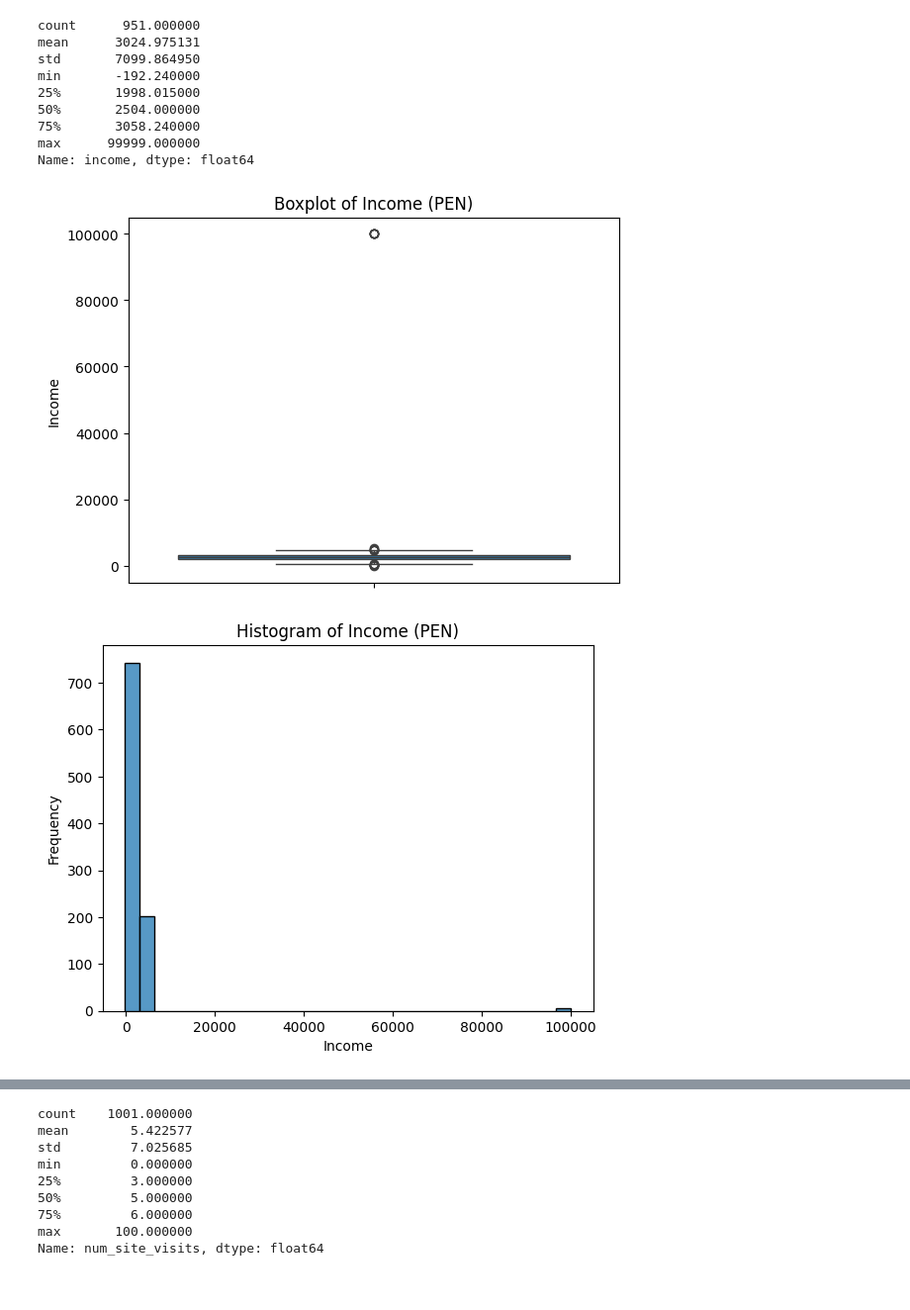
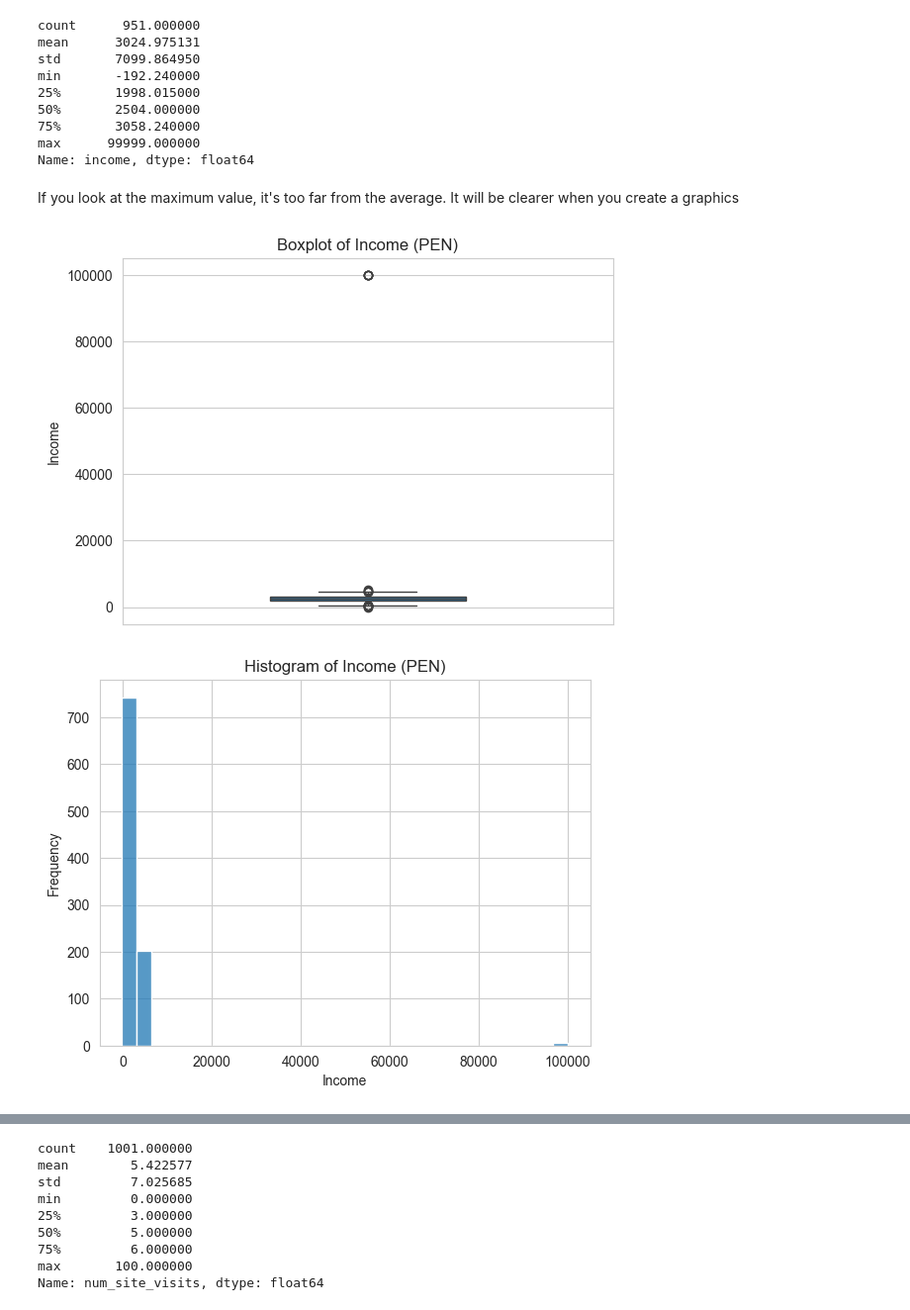
Before and after one commit to AnSebCR1705/Implementing-data-mining-topics-in-Python-and-comparing-them-to-R, a Jupyter notebook: Sessions/02_Data_Preprocessing.ipynb, the cells around one changed output, grey strips where cells are left out. Shown at 99% size. Drawn from its saved outputs; the diff is of its cells as text; code cells hidden in the pictures.

```diff
--- a/Sessions/02_Data_Preprocessing.ipynb
+++ b/Sessions/02_Data_Preprocessing.ipynb
@@ -496,9 +501,9 @@ df.describe()
 # %%
-# 1. "Age": Minimun value is -5 and 50 missing, so set invalides to NA
 # Remove invalid age entries
-df['age'] = df['age'].where(df['age'].between(0,100),pd.NA)
+df['age'] = df['age'].where(df['age'].between(0,100), pd.NA)
 
 # Histogram for 'Age'
+sns.set_style("whitegrid")
 sns.histplot(df['age'].dropna(), bins=12)
 plt.xlabel('Age')
 plt.ylabel('Frequency')
@@ -519,19 +526,22 @@ min       -192.240000
 75%       3058.240000
 max      99999.000000
 Name: income, dtype: float64
+# %% [markdown]
+If you look at the maximum value, it's too far from the average. It will be clearer when you create a graphics
 # %%
-# If you loo at the maximum value, it's too far from the average. It will be clearer when you create a graph
-sns.boxplot(df['income'].dropna())
+# Boxplot for 'Income'
+sns.boxplot(df['income'].dropna(), width=0.4)
 plt.ylabel('Income')
 plt.title('Boxplot of Income (PEN)')
 plt.show()
 # %% [output]
-[figure, old version]
+[figure, new version]
 # %%
+# Histogram for 'Income'
 sns.histplot(df['income'].dropna(), bins=30)
 plt.xlabel('Income')
 plt.ylabel('Frequency')
 plt.title('Histogram of Income (PEN)')
 plt.show()
 # %% [output]
-[figure, old version]
+[figure, new version]
```
Also changed, not shown: parts of 40 cells of this notebook.
